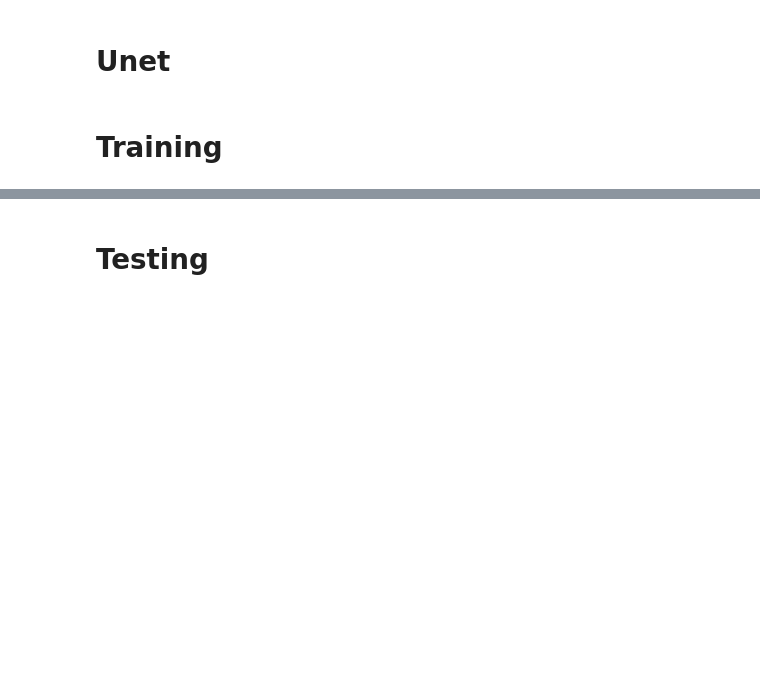
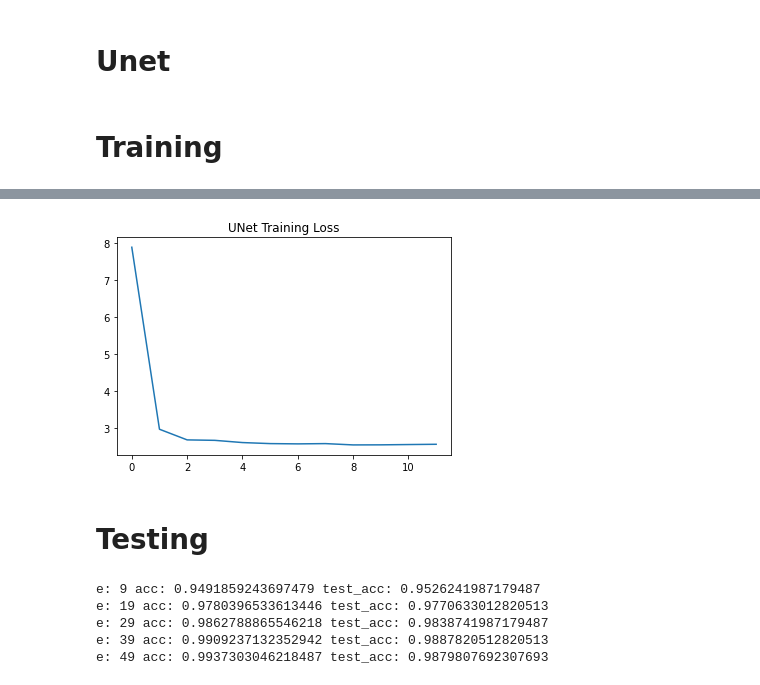
Before and after one commit to bochendong/Data-Augmentation-Optimization, a Jupyter notebook: Unet_mnist/Full_data/Train_interact.ipynb, the cells around one changed output, grey strips where cells are left out. Cells and saved outputs as stored; diff of their text form; code cells hidden in the pictures; blank space fills up the shorter version.

```diff
--- a/Unet_mnist/Full_data/Train_interact.ipynb
+++ b/Unet_mnist/Full_data/Train_interact.ipynb
@@ -26,7 +26,7 @@ DNN_PATH = 'model_weight/dnn.pth'
 # %%
 # Hyperparameters
 BATCH_SIZE = 256
-num_epochs = 24
+num_epochs = 12
 dnn_epoch = 50
 learning_rate  = 1e-5
 MNIST = True
@@ -367,10 +371,20 @@ def erode_images(images):
     return torch.tensor(eroded_images_np).unsqueeze(1).cuda()
 
 def find_nearest_neighbor(images, target_labels, target_label, eroded_images, synthetic_target_digits):
-    target_images = (eroded_images + synthetic_target_digits) / 2
+    target_images = eroded_images * 0.2 + synthetic_target_digits * 0.8
     target_images = target_images[target_labels == target_label]
-    distances = (target_images - images.mean(dim=0)).view(target_images.size(0), -1).norm(dim=1)
-    return target_images[distances.argmin()]
+
+    # Compute distances between input images and target_images
+    input_images_expanded = images.unsqueeze(1)
+    target_images_expanded = target_images.unsqueeze(0)
+    distances = (input_images_expanded - target_images_expanded).view(images.size(0), target_images.size(0), -1).norm(dim=2)
+
+    # Find the index of the input image with the smallest distance to the selected target_image
+    min_distances, min_indices = distances.min(dim=1)
+    closest_input_image_index = min_indices[min_distances.argmin()]
+
+    return images[closest_input_image_index]
+
 
 def compare_histograms(images1, images2, images3, epoch, i):
     images1_flat = images1.reshape(-1)
@@ -401,7 +415,6 @@ if (Train_Unet):
     # Hyperparameters
     alpha = 0.5
     beta = 0.3
-    # tv_weight = 0.01
 
     step_size = 4
     gamma = 0.5
@@ -447,7 +460,7 @@ if (Train_Unet):
 
             # Total loss
             total_loss = 10 * reconstruction_loss + alpha * classification_loss + beta * p_loss + loss_on_loss
-            epoch_loss += total_loss.item()
+            epoch_loss += total_loss.item() / input_labels.size(0)
 
             # Backward pass and optimization
             optimizer.zero_grad()
@@ -478,3 +491,5 @@ if (Train_Unet):
 
     torch.save(model.state_dict(), UNET_PATH)
     plt.plot(range(0, num_epochs), loss_history)
+    plt.title("UNet Training Loss")
+# %% [output]
@@ -481,3 +513,4 @@ if (Train_Unet):
+[figure, added]
 # %% [markdown]
 # Testing
 # %%
@@ -544,9 +577,15 @@ for epoch in range(dnn_epoch):
         total += BATCH_SIZE
 
     if((epoch + 1 )% 10 == 0):
-        print("e:", epoch, 'acc:', total_correct / total)
+        print("e:", epoch, 'acc:',acc_history[-1], 'test_acc:', test_acc_history[-1])
     acc_history.append(total_correct / total)
-    test_acc_history.append(dnn_test(dnn_model, test_loader))
+    test_acc_history.append(dnn_test(dnn_model, test_loader)[0])
+# %% [output]
+e: 9 acc: 0.9491859243697479 test_acc: 0.9526241987179487
+e: 19 acc: 0.9780396533613446 test_acc: 0.9770633012820513
+e: 29 acc: 0.9862788865546218 test_acc: 0.9838741987179487
+e: 39 acc: 0.9909237132352942 test_acc: 0.9887820512820513
+e: 49 acc: 0.9937303046218487 test_acc: 0.9879807692307693
 # %%
 plt.plot(range(0, dnn_epoch), acc_history)
 plt.plot(range(0, dnn_epoch), test_acc_history)
```
Also changed, not shown: parts of 8 cells of this notebook.
